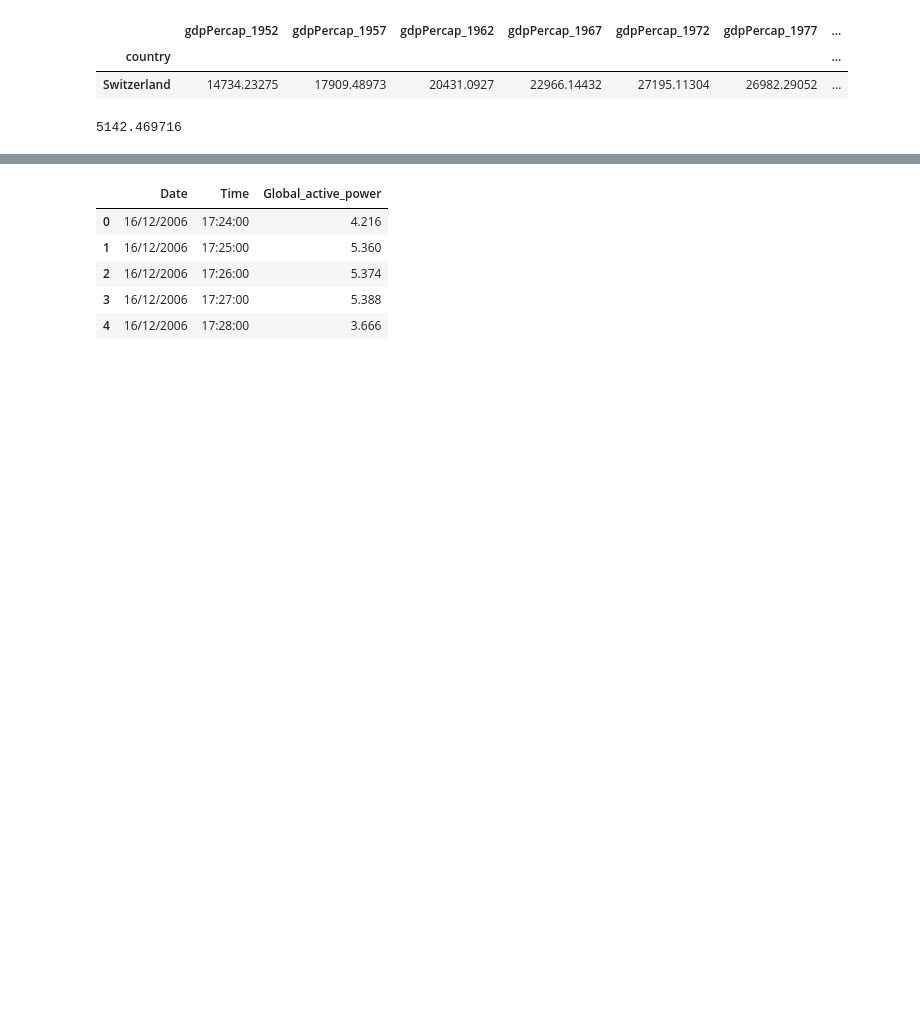
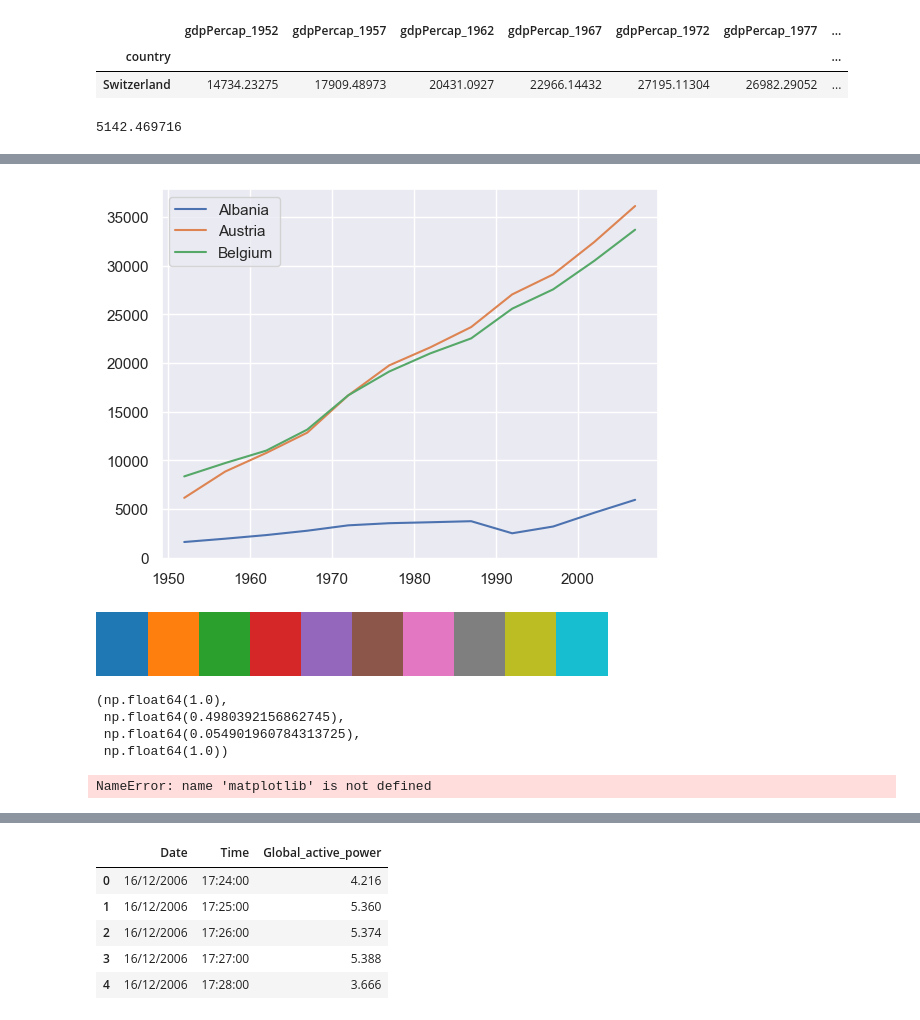
Before and after one commit to sylvaincom/pyds_lectures, a Jupyter notebook: cs_exed/ms_ia_confiance/2024_2025/lectures/2024_09_25.ipynb, the cells around one changed output, grey strips where cells are left out. Cells and saved outputs as stored; diff of their text form; code cells hidden in the pictures; blank space fills up the shorter version.

```diff
--- a/cs_exed/ms_ia_confiance/2024_2025/lectures/2024_09_25.ipynb
+++ b/cs_exed/ms_ia_confiance/2024_2025/lectures/2024_09_25.ipynb
@@ -425,0 +667,6 @@ df[["gdpPercap_1957", "gdpPercap_1962"]]
+# %%
+values = np.array(df)[:3]
+plt.plot(df.columns, values.T, label=df.index[:3])
+plt.legend(loc="best");
+# %% [output]
+[figure, added]
@@ -425,0 +675,15 @@ df[["gdpPercap_1957", "gdpPercap_1962"]]
+# %%
+tab10
+# %% [output]
+[figure, added]
+# %%
+tab10(1)
+# %% [output]
+(np.float64(1.0),
+ np.float64(0.4980392156862745),
+ np.float64(0.054901960784313725),
+ np.float64(1.0))
+# %%
+matplotlib.__version__
+# %% [output]
+NameError: name 'matplotlib' is not defined
```
Also changed, not shown: parts of 85 cells of this notebook, 1 other file.
